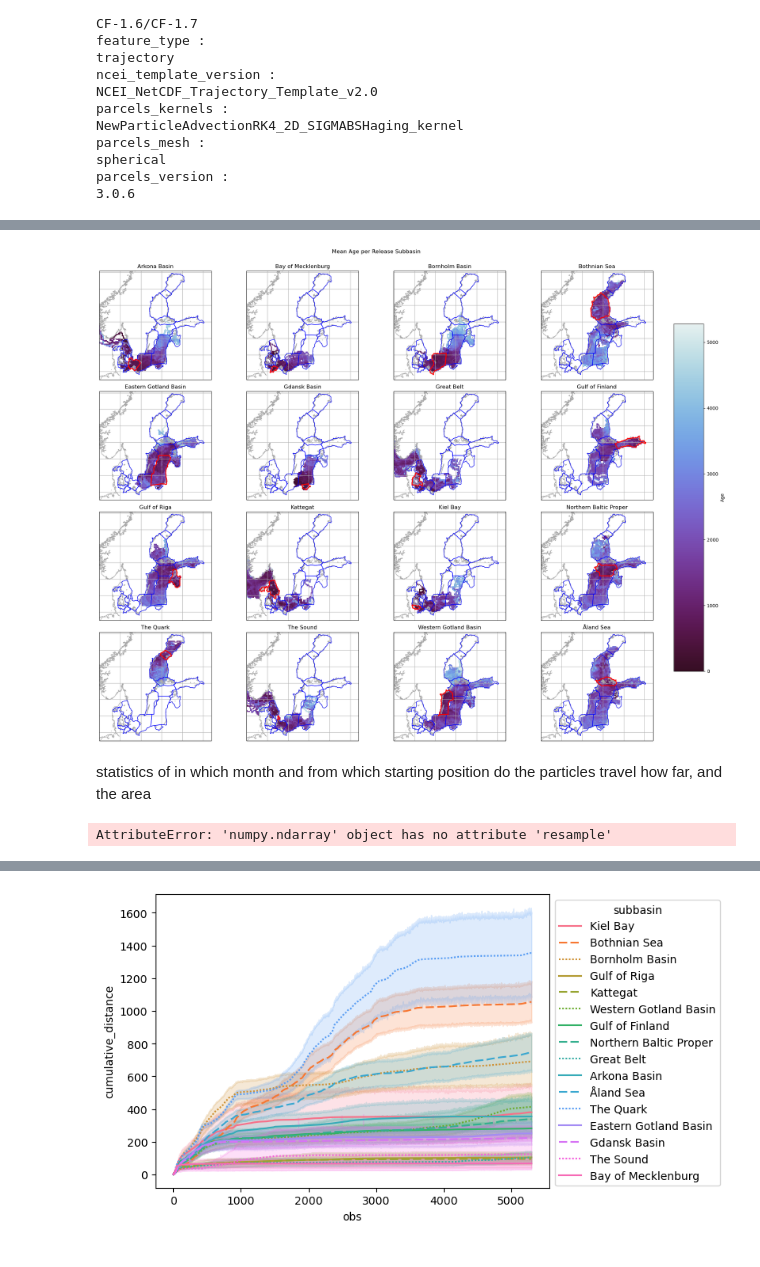
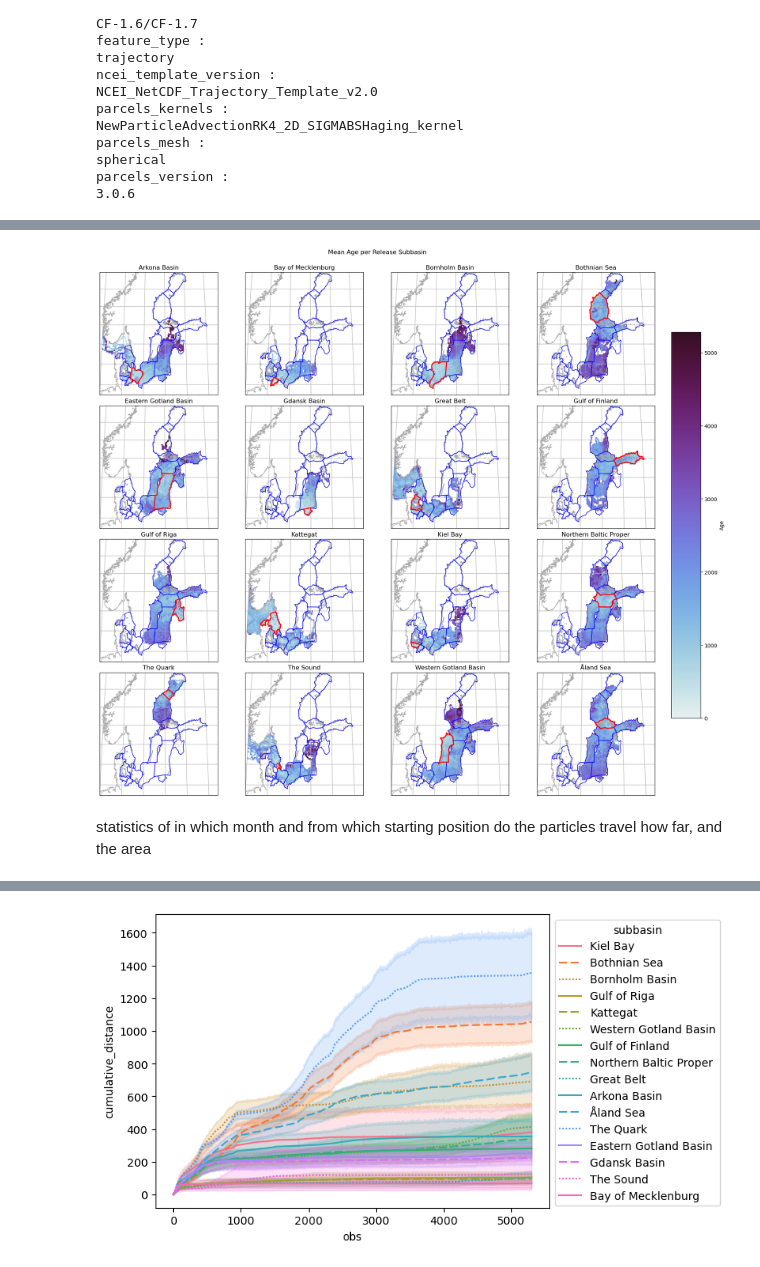
Before and after one commit to geomar-od-lagrange/2025_fucus-dispersal, a Jupyter notebook: notebooks/FucusVisualization.ipynb, the cells around one changed output, grey strips where cells are left out. Drawn from its saved outputs; the diff is of its cells as text; code cells hidden in the pictures.

```diff
--- a/notebooks/FucusVisualization.ipynb
+++ b/notebooks/FucusVisualization.ipynb
@@ -260,6 +264,8 @@ ds_trajectories = ds_trajectories.where(traj_moving.trajectory)
 # %%
 lon_min, lon_max = (5,32)
 lat_min, lat_max = (53,66)
+central_longitude = np.mean((lon_min, lon_max))
+central_latitude = np.mean((lat_min, lat_max))
 lon_range = lon_max-lon_min
 lat_range = lat_max-lat_min
 # %%
@@ -314,10 +320,10 @@ subbasins_simple = gdf_subbasins_area.set_index("level_2").geometry.buffer(0.2).
 vmin, vmax = list(ds_plot_0.where(ds_plot_0.notnull() & ~np.isinf(ds_plot_0)).quantile([0.05, 0.95]))
 
 fig, axes = plt.subplots(
-        figsize=(18, 15),
+        figsize=(16, 15),
         nrows=4, ncols=4,
         sharex=True, sharey=True,
-        subplot_kw={'projection': ccrs.PlateCarree()},
+        subplot_kw=dict(projection=ccrs.EckertIV(central_longitude=central_longitude,)),
 )
 
 fig.suptitle("Particle Count per Release Subbasin", y=1)
@@ -327,7 +333,7 @@ for ax, basin in zip(axes.flatten(), ds_plot_0.subbasin.values):
         im = ds_plot_0.sel(subbasin=basin).plot.pcolormesh(
                 x="lon", y="lat", ax=ax,
                 vmin=vmin, vmax=vmax,
-                cmap=cmocean.cm.thermal_r,
+                cmap=cmocean.cm.thermal,
                 add_colorbar=False, transform=ccrs.PlateCarree(),
         )
         ax.set_title(basin)
@@ -345,35 +351,35 @@ plt.show()
 # %%
 vmin = 0
 vmax = 220*24
 fig, axes = plt.subplots(
-        figsize=(18, 15),
+        figsize=(16, 15),
         nrows=4, ncols=4,
         sharex=True, sharey=True,
-        subplot_kw={'projection': ccrs.PlateCarree()},
+        subplot_kw=dict(projection=ccrs.EckertIV(central_longitude=central_longitude,)),
 )
 
 fig.suptitle("Mean Age per Release Subbasin", y=1)
 for ax, basin in zip(axes.flatten(), ds_plot_1.subbasin.values):
         subbasins_simple.plot(ax=ax, transform=ccrs.Geodetic(), color="b", lw=1, zorder=10,)
         ax.plot(*subbasins_simple.loc[basin].xy, transform=ccrs.PlateCarree(), color="r", lw=2, zorder=30,)
         im = ds_plot_1.sel(subbasin=basin).plot.pcolormesh(
                 x="lon", y="lat", ax=ax,
-                cmap=cmocean.cm.dense_r,
+                cmap=cmocean.cm.dense,
                 vmin=vmin, vmax=vmax,
                 add_colorbar=False, transform=ccrs.PlateCarree(),
         )
         ax.set_title(basin)
         ax.coastlines(color="darkgrey")
         ax.gridlines(draw_labels=False)
         ax.set_extent((lon_min, lon_max, lat_min, lat_max))
 
 fig.subplots_adjust(right=0.8)
 cbar_ax = fig.add_axes([1., 0.15, 0.05, 0.7])
 fig.colorbar(im, cax=cbar_ax, label="Age")
 fig.tight_layout()
 plt.show()
 # %% [output]
-[figure, old version]
+[figure, new version]
 # %% [markdown]
 statistics of in which month and from which starting position do the particles travel how far, and the area
 # %%
@@ -397,7 +403,3 @@ df_distance_q = ds_trajectories.groupby("subbasin").apply(calc_dist_quantiles).c
 # %%
 df_distance_m = ds_trajectories.groupby("subbasin").apply(calc_dist_mean).compute().to_dataframe()
 df_distance_m = df_distance_m.unstack(0).assign(time=np.timedelta64(1, "h")*np.arange(5304)).set_index("time", drop=True).resample("5D").mean()["dist"]
-# %%
-np.timedelta64(1, "h")*np.arange(5304).resample("5D")
-# %% [output]
-AttributeError: 'numpy.ndarray' object has no attribute 'resample'
```
Also changed, not shown: parts of 5 cells of this notebook.
